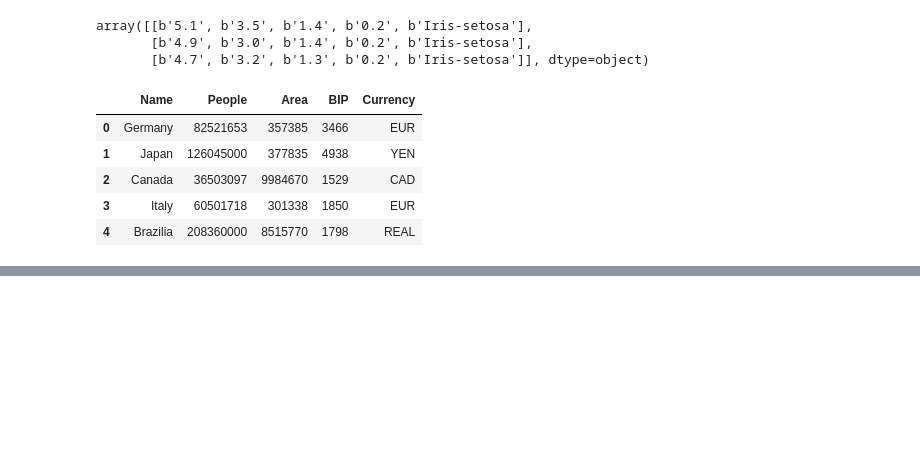
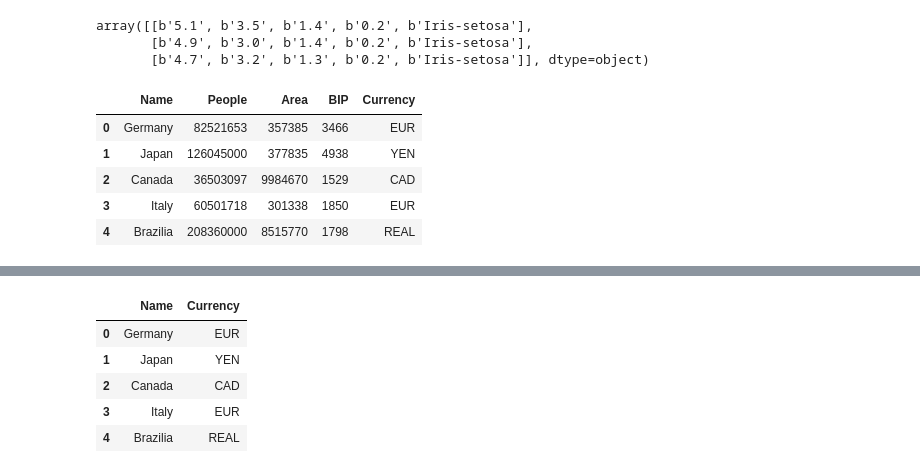
Before and after one commit to lieskpat/jupyter_notebook, a Jupyter notebook: lieske.ipynb, the cells around one changed output, grey strips where cells are left out. Saved outputs shown, nothing was run; the diff lists cells and outputs as text; code cells hidden in the pictures; blank space fills up the shorter version.

```diff
--- a/lieske.ipynb
+++ b/lieske.ipynb
@@ -223,0 +262,10 @@ df
+# %%
+newDataFrame = df[['Name','Currency']]
+newDataFrame
+# %% [output]
+|  | Name | Currency |
+| 0 | Germany | EUR |
+| 1 | Japan | YEN |
+| 2 | Canada | CAD |
+| 3 | Italy | EUR |
+| 4 | Brazilia | REAL |
```
Also changed, not shown: parts of 12 cells of this notebook.
